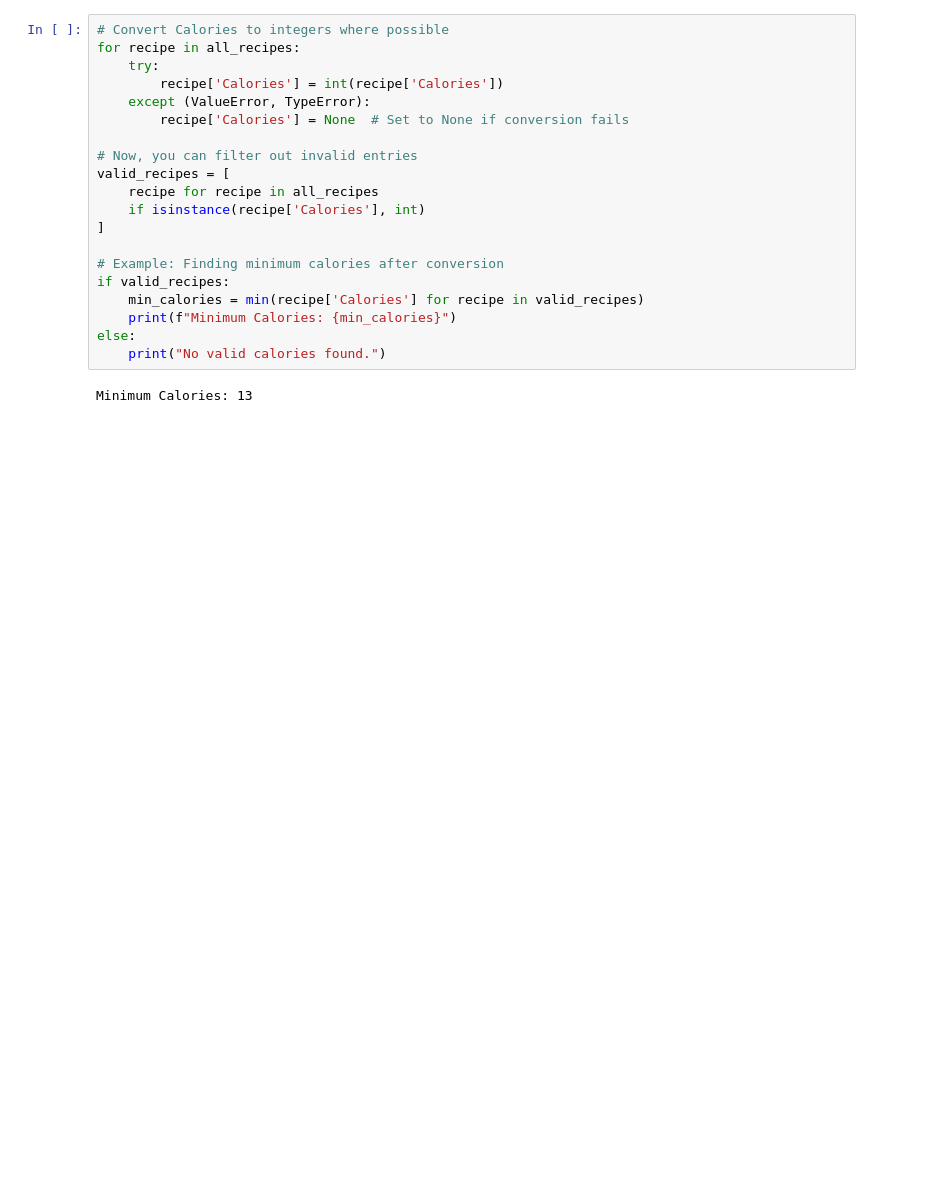
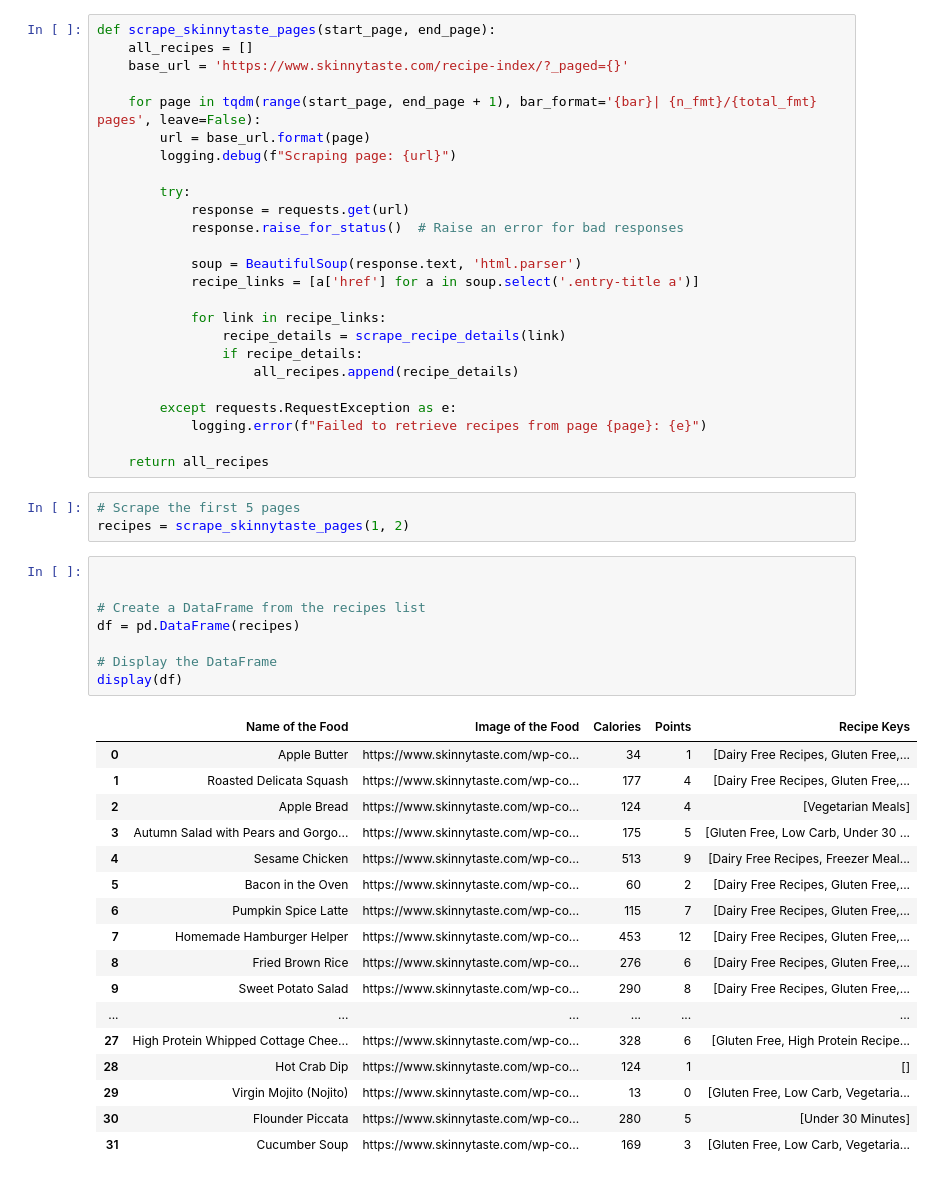
Before and after one commit to simulate111/Data-Science_2024, a Jupyter notebook: Mini Project 1 – What should I cook tonight.ipynb, the cells around one changed output. Drawn from its saved outputs; the diff is of its cells as text; blank space fills up the shorter version.

```diff
--- a/Mini Project 1 – What should I cook tonight.ipynb
+++ b/Mini Project 1 – What should I cook tonight.ipynb
@@ -279,22 +100,54 @@ Calories: 106, Points: 3
-# %%
-# Convert Calories to integers where possible
-for recipe in all_recipes:
-    try:
-        recipe['Calories'] = int(recipe['Calories'])
-    except (ValueError, TypeError):
-        recipe['Calories'] = None  # Set to None if conversion fails
-
-# Now, you can filter out invalid entries
-valid_recipes = [
-    recipe for recipe in all_recipes
-    if isinstance(recipe['Calories'], int)
-]
-
-# Example: Finding minimum calories after conversion
-if valid_recipes:
-    min_calories = min(recipe['Calories'] for recipe in valid_recipes)
-    print(f"Minimum Calories: {min_calories}")
-else:
-    print("No valid calories found.")
-# %% [output]
-Minimum Calories: 13
+# %%
+def scrape_skinnytaste_pages(start_page, end_page):
+    all_recipes = []
+    base_url = 'https://www.skinnytaste.com/recipe-index/?_paged={}'
+
+    for page in tqdm(range(start_page, end_page + 1), bar_format='{bar}| {n_fmt}/{total_fmt} pages', leave=False):
+        url = base_url.format(page)
+        logging.debug(f"Scraping page: {url}")
+
+        try:
+            response = requests.get(url)
+            response.raise_for_status()  # Raise an error for bad responses
+
+            soup = BeautifulSoup(response.text, 'html.parser')
+            recipe_links = [a['href'] for a in soup.select('.entry-title a')]
+
+            for link in recipe_links:
+                recipe_details = scrape_recipe_details(link)
+                if recipe_details:
+                    all_recipes.append(recipe_details)
+
+        except requests.RequestException as e:
+            logging.error(f"Failed to retrieve recipes from page {page}: {e}")
+
+    return all_recipes
+# %%
+# Scrape the first 5 pages
+recipes = scrape_skinnytaste_pages(1, 2)
+# %%
+
+
+# Create a DataFrame from the recipes list
+df = pd.DataFrame(recipes)
+
+# Display the DataFrame
+display(df)
+# %% [output]
+|  | Name of the Food | Image of the Food | Calories | Points | Recipe Keys |
+| 0 | Apple Butter | https://www.skinnytaste.com/wp-co... | 34 | 1 | [Dairy Free Recipes, Gluten Free,... |
+| 1 | Roasted Delicata Squash | https://www.skinnytaste.com/wp-co... | 177 | 4 | [Dairy Free Recipes, Gluten Free,... |
+| 2 | Apple Bread | https://www.skinnytaste.com/wp-co... | 124 | 4 | [Vegetarian Meals] |
+| 3 | Autumn Salad with Pears and Gorgo... | https://www.skinnytaste.com/wp-co... | 175 | 5 | [Gluten Free, Low Carb, Under 30 ... |
+| 4 | Sesame Chicken | https://www.skinnytaste.com/wp-co... | 513 | 9 | [Dairy Free Recipes, Freezer Meal... |
+| 5 | Bacon in the Oven | https://www.skinnytaste.com/wp-co... | 60 | 2 | [Dairy Free Recipes, Gluten Free,... |
+| 6 | Pumpkin Spice Latte | https://www.skinnytaste.com/wp-co... | 115 | 7 | [Dairy Free Recipes, Gluten Free,... |
+| 7 | Homemade Hamburger Helper | https://www.skinnytaste.com/wp-co... | 453 | 12 | [Dairy Free Recipes, Gluten Free,... |
+| 8 | Fried Brown Rice | https://www.skinnytaste.com/wp-co... | 276 | 6 | [Dairy Free Recipes, Gluten Free,... |
+| 9 | Sweet Potato Salad | https://www.skinnytaste.com/wp-co... | 290 | 8 | [Dairy Free Recipes, Gluten Free,... |
+| ... | ... | ... | ... | ... | ... |
+| 27 | High Protein Whipped Cottage Chee... | https://www.skinnytaste.com/wp-co... | 328 | 6 | [Gluten Free, High Protein Recipe... |
+| 28 | Hot Crab Dip | https://www.skinnytaste.com/wp-co... | 124 | 1 | [] |
+| 29 | Virgin Mojito (Nojito) | https://www.skinnytaste.com/wp-co... | 13 | 0 | [Gluten Free, Low Carb, Vegetaria... |
+| 30 | Flounder Piccata | https://www.skinnytaste.com/wp-co... | 280 | 5 | [Under 30 Minutes] |
+| 31 | Cucumber Soup | https://www.skinnytaste.com/wp-co... | 169 | 3 | [Gluten Free, Low Carb, Vegetaria... |
```
Also changed, not shown: parts of 14 cells of this notebook.
